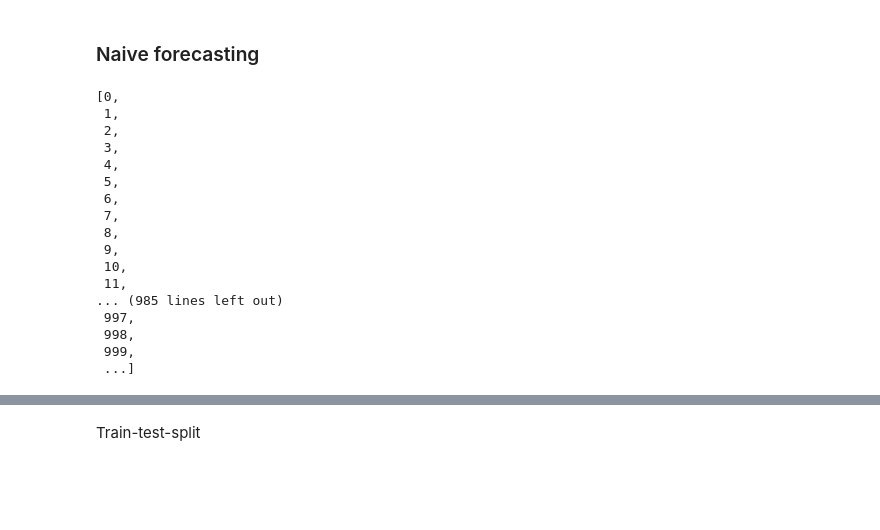
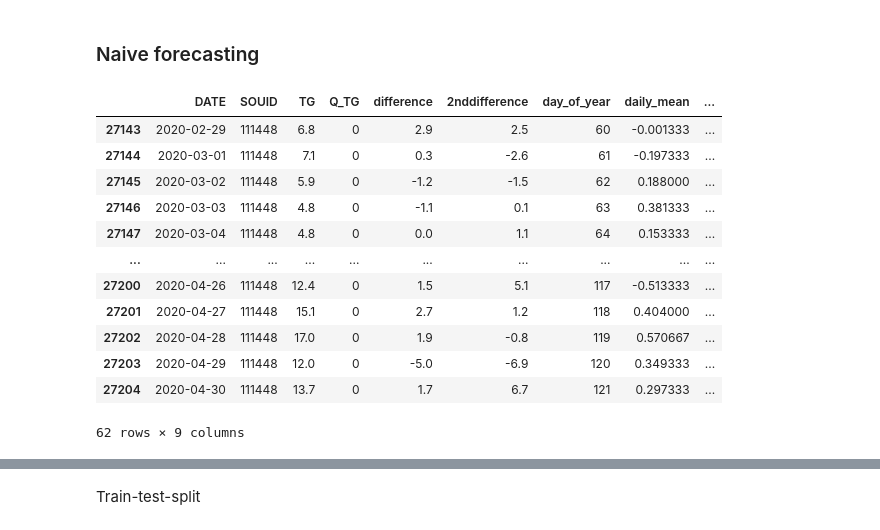
Before and after one commit to senzelden/projects, a Jupyter notebook: week_05/weather_berlin_tempelhof.ipynb, the cells around one changed output, grey strips where cells are left out. Cells and saved outputs as stored; diff of their text form; code cells hidden in the pictures; blank space fills up the shorter version.

```diff
--- a/week_05/weather_berlin_tempelhof.ipynb
+++ b/week_05/weather_berlin_tempelhof.ipynb
@@ -167,22 +160,18 @@ df['deseasonalized'].plot(figsize=(12,6), title='Deseasonalized differences in t
 # %% [markdown]
 ### Naive forecasting
 # %%
-df.reset_index().index.tolist()
+df.reset_index()[-62:]
 # %% [output]
+|  | DATE | SOUID | TG | Q_TG | difference | 2nddifference | day_of_year | daily_mean | ... |
+| 27143 | 2020-02-29 | 111448 | 6.8 | 0 | 2.9 | 2.5 | 60 | -0.001333 | ... |
+| 27144 | 2020-03-01 | 111448 | 7.1 | 0 | 0.3 | -2.6 | 61 | -0.197333 | ... |
+| 27145 | 2020-03-02 | 111448 | 5.9 | 0 | -1.2 | -1.5 | 62 | 0.188000 | ... |
+| 27146 | 2020-03-03 | 111448 | 4.8 | 0 | -1.1 | 0.1 | 63 | 0.381333 | ... |
+| 27147 | 2020-03-04 | 111448 | 4.8 | 0 | 0.0 | 1.1 | 64 | 0.153333 | ... |
+| ... | ... | ... | ... | ... | ... | ... | ... | ... | ... |
+| 27200 | 2020-04-26 | 111448 | 12.4 | 0 | 1.5 | 5.1 | 117 | -0.513333 | ... |
+| 27201 | 2020-04-27 | 111448 | 15.1 | 0 | 2.7 | 1.2 | 118 | 0.404000 | ... |
+| 27202 | 2020-04-28 | 111448 | 17.0 | 0 | 1.9 | -0.8 | 119 | 0.570667 | ... |
+| 27203 | 2020-04-29 | 111448 | 12.0 | 0 | -5.0 | -6.9 | 120 | 0.349333 | ... |
+| 27204 | 2020-04-30 | 111448 | 13.7 | 0 | 1.7 | 6.7 | 121 | 0.297333 | ... |
-[0,
- 1,
- 2,
- 3,
- 4,
- 5,
- 6,
- 7,
- 8,
- 9,
- 10,
- 11,
-... (985 lines left out)
- 997,
- 998,
- 999,
- ...]
+62 rows × 9 columns
```
Also changed, not shown: parts of 24 cells of this notebook.
